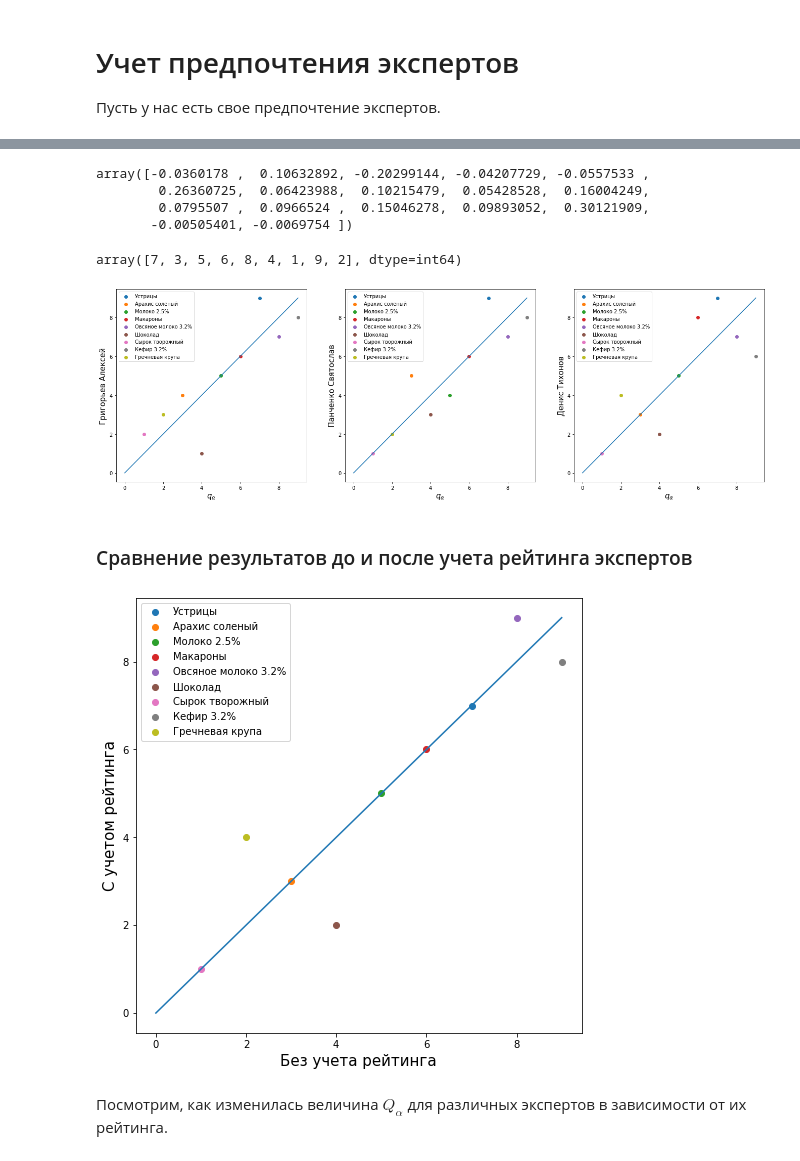
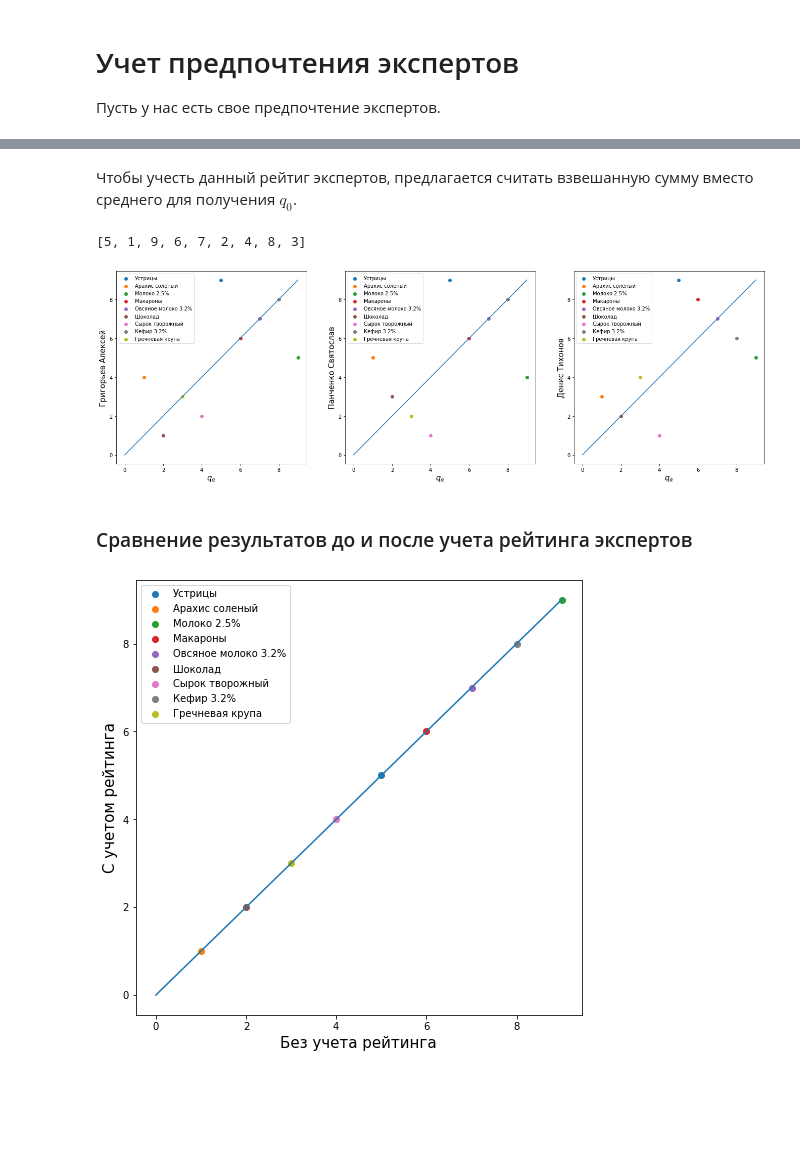
Before and after one commit to Intelligent-Systems-Phystech/Ratings, a Jupyter notebook: Alsahanova Nadezhda/Alsahanova_Rating.ipynb, the cells around one changed output, grey strips where cells are left out. Cells and saved outputs as stored; diff of their text form; code cells hidden in the pictures; blank space fills up the shorter version.

```diff
--- a/Alsahanova Nadezhda/Alsahanova_Rating.ipynb
+++ b/Alsahanova Nadezhda/Alsahanova_Rating.ipynb
@@ -415,53 +397,48 @@ ax[1].legend()
+# %% [markdown]
+Чтобы учесть данный рейтиг экспертов, предлагается считать взвешанную сумму вместо среднего для получения $q_0$.
+# %%
+q_0,w_0 = (Q@r_exp[...,None]/sum(r_exp)).reshape(-1), W_f.mean(axis=1)
 # %%
-q_mean = np.array([np.where(mean_q.argsort()==i)[0][0]+1 for i in range(9)])
 e,d = [],[]
 for alpha in [0.1,0.2,0.3,0.4,0.5,0.6,0.7,0.8]:
-    q_a_p,w_a_p = lin_agreement(A_f,q_mean,mean_w_p/np.sum(mean_w_p),alpha)
-    e.append(sum((q_mean-q_a_p)**2)/q_a.shape[0])
-    d.append(sum((mean_w_p/np.sum(mean_w_p)-w_a_p)**2)/w_a_p.shape[0])
+    q_a,w_a = lin_agreement(A_n,q_0/np.sum(q_0),w_0/np.sum(w_0),alpha)
+    e.append(sum((q_0-q_a)**2)/q_a.shape[0])
+    d.append(sum((w_0/np.sum(w_0)-w_a)**2)/w_a.shape[0])
 # %%
 e,d = np.array(e),np.array(d)
 alpha = ((e-d).argmin()+1)/10
-q_a_p,w_a_p = lin_agreement(A_f,q_mean,mean_w_p/np.sum(mean_w_p),alpha)
-w_a_p
+q_a,w_a = lin_agreement(A_n,q_0/np.sum(q_0),w_0/np.sum(w_0),alpha+0.2)
-# %% [output]
-array([-0.0360178 ,  0.10632892, -0.20299144, -0.04207729, -0.0557533 ,
-        0.26360725,  0.06423988,  0.10215479,  0.05428528,  0.16004249,
-        0.0795507 ,  0.0966524 ,  0.15046278,  0.09893052,  0.30121909,
-       -0.00505401, -0.0069754 ])
 # %%
-q_a_pr = np.array([np.where(q_a_p.argsort()==i)[0][0]+1 for i in range(9)])
-q_a_pr
+q_a_r_n = [9-np.where(q_a.argsort()==i)[0][0] for i in range(9)]
+q_a_r_n
 # %% [output]
-array([7, 3, 5, 6, 8, 4, 1, 9, 2], dtype=int64)
+[5, 1, 9, 6, 7, 2, 4, 8, 3]
 # %%
 q = [[9,4,5,6,7,1,2,8,3], [9,5,4,6,7,3,1,8,2], [9, 3, 5, 8, 7, 2, 1, 6, 4]]
 names = ['Григорьев Алексей','Панченко Святослав', 'Денис Тихонов']
 fig,ax = plt.subplots(1,3,figsize=(23,7))
 with PdfPages('Rating2.pdf') as pdf:
     for i in range(3):
         for k in range(9):
-            ax[i].scatter(q_a_pr[k],q[i][k],label=obj[k])
+            ax[i].scatter(q_a_r_n[k],q[i][k],label=obj[k])
         ax[i].legend()
         ax[i].plot([0,9],[0,9])
         ax[i].set_ylabel(names[i],size=15)
         ax[i].set_xlabel(r'$q_{\alpha}$',size=15)
     pdf.savefig()
 # %% [output]
-[figure, old version]
+[figure, new version]
 # %% [markdown]
 ### Сравнение результатов до и после учета рейтинга экспертов
 # %%
 fig,ax = plt.subplots(1,1,figsize=(8,8))
 with PdfPages('rating_ch.pdf') as pdf:
     for k in range(9):
-        ax.scatter(q_a_pr[k],q_ar[k],label=obj[k])
+        ax.scatter(q_a_r_n[k],q_a_r[k],label=obj[k])
     ax.legend()
     ax.plot([0,9],[0,9])
     ax.set_xlabel('Без учета рейтинга',size=15)
     ax.set_ylabel(r'С учетом рейтинга',size=15)
     pdf.savefig()
 # %% [output]
-[figure, old version]
+[figure, new version]
-# %% [markdown]
-Посмотрим, как изменилась величина $Q_\alpha$ для различных экспертов в зависимости от их рейтинга.
```
Also changed, not shown: parts of 26 cells of this notebook, 1 other file.
